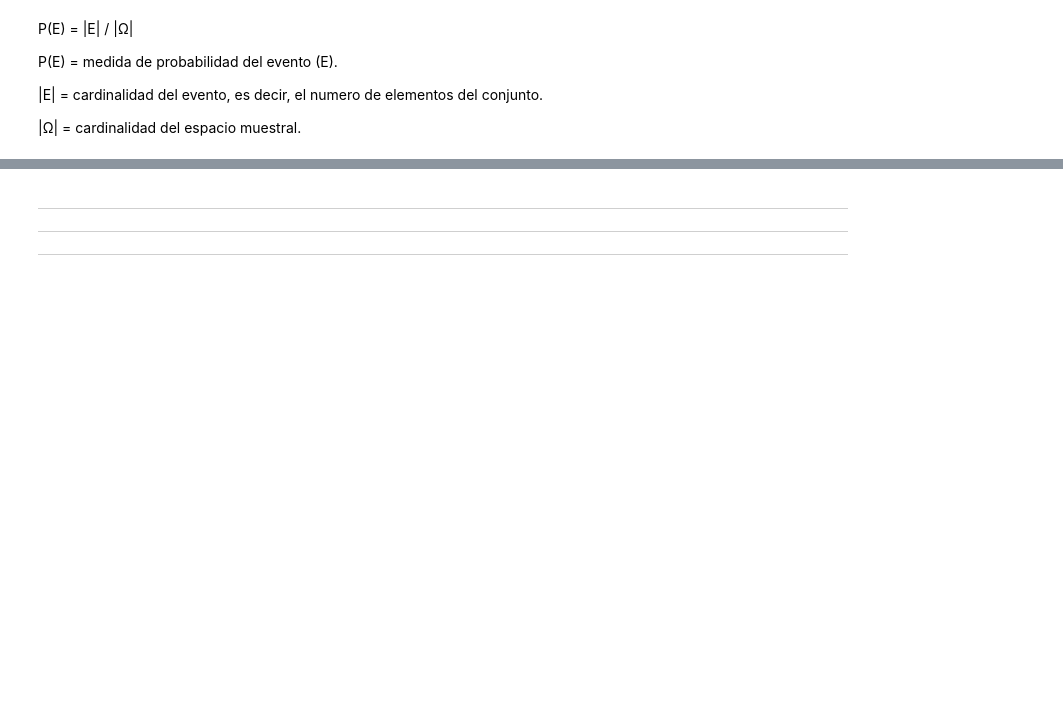
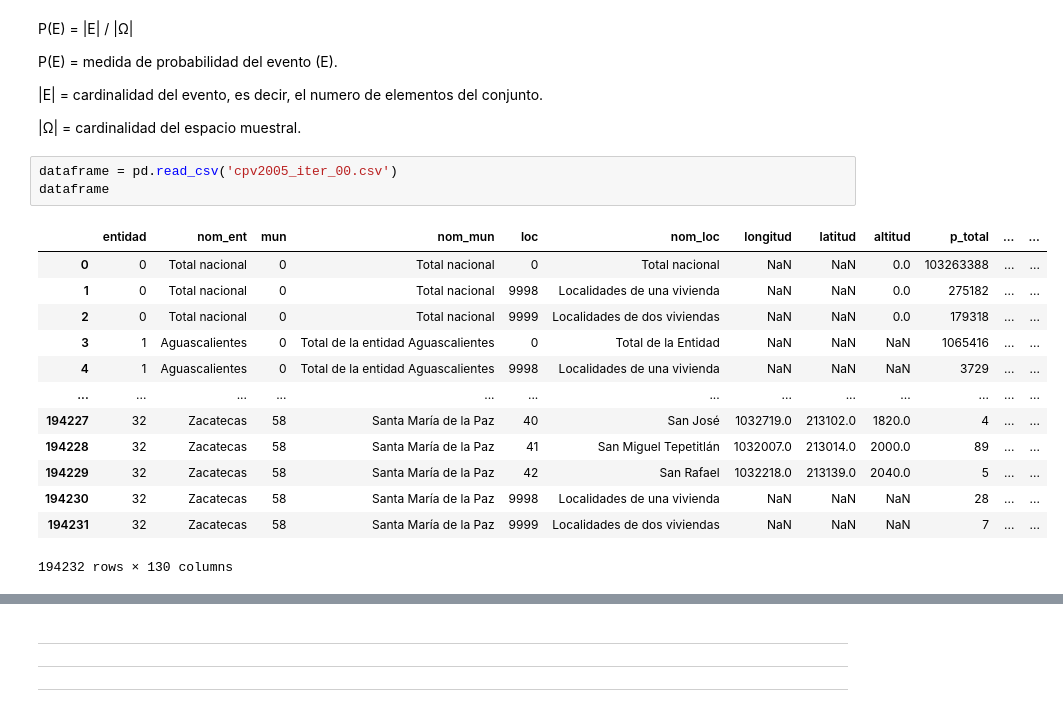
Before and after one commit to amendiolar/BuobarkiProbaEstadistica, a Jupyter notebook: ExamenAMR.ipynb, the cells around one changed output, grey strips where cells are left out. Saved outputs shown, nothing was run; the diff lists cells and outputs as text; blank space fills up the shorter version.

```diff
--- a/ExamenAMR.ipynb
+++ b/ExamenAMR.ipynb
@@ -452,3 +465,20 @@ P(E) = medida de probabilidad del evento (E).
 |E| = cardinalidad del evento, es decir, el numero de elementos del conjunto.
 
 |Ω| = cardinalidad del espacio muestral.
+# %%
+dataframe = pd.read_csv('cpv2005_iter_00.csv')
+dataframe
+# %% [output]
+|  | entidad | nom_ent | mun | nom_mun | loc | nom_loc | longitud | latitud | altitud | p_total | ... | ... |
+| 0 | 0 | Total nacional | 0 | Total nacional | 0 | Total nacional | NaN | NaN | 0.0 | 103263388 | ... | ... |
+| 1 | 0 | Total nacional | 0 | Total nacional | 9998 | Localidades de una vivienda | NaN | NaN | 0.0 | 275182 | ... | ... |
+| 2 | 0 | Total nacional | 0 | Total nacional | 9999 | Localidades de dos viviendas | NaN | NaN | 0.0 | 179318 | ... | ... |
+| 3 | 1 | Aguascalientes | 0 | Total de la entidad Aguascalientes | 0 | Total de la Entidad | NaN | NaN | NaN | 1065416 | ... | ... |
+| 4 | 1 | Aguascalientes | 0 | Total de la entidad Aguascalientes | 9998 | Localidades de una vivienda | NaN | NaN | NaN | 3729 | ... | ... |
+| ... | ... | ... | ... | ... | ... | ... | ... | ... | ... | ... | ... | ... |
+| 194227 | 32 | Zacatecas | 58 | Santa María de la Paz | 40 | San José | 1032719.0 | 213102.0 | 1820.0 | 4 | ... | ... |
+| 194228 | 32 | Zacatecas | 58 | Santa María de la Paz | 41 | San Miguel Tepetitlán | 1032007.0 | 213014.0 | 2000.0 | 89 | ... | ... |
+| 194229 | 32 | Zacatecas | 58 | Santa María de la Paz | 42 | San Rafael | 1032218.0 | 213139.0 | 2040.0 | 5 | ... | ... |
+| 194230 | 32 | Zacatecas | 58 | Santa María de la Paz | 9998 | Localidades de una vivienda | NaN | NaN | NaN | 28 | ... | ... |
+| 194231 | 32 | Zacatecas | 58 | Santa María de la Paz | 9999 | Localidades de dos viviendas | NaN | NaN | NaN | 7 | ... | ... |
+194232 rows × 130 columns
```
Also changed, not shown: parts of 27 cells of this notebook, 16 other files.
